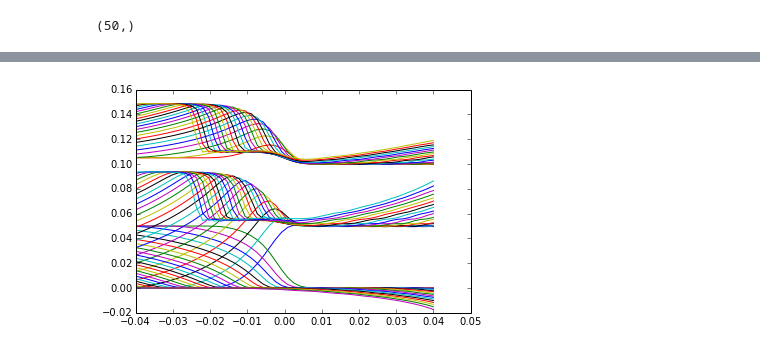
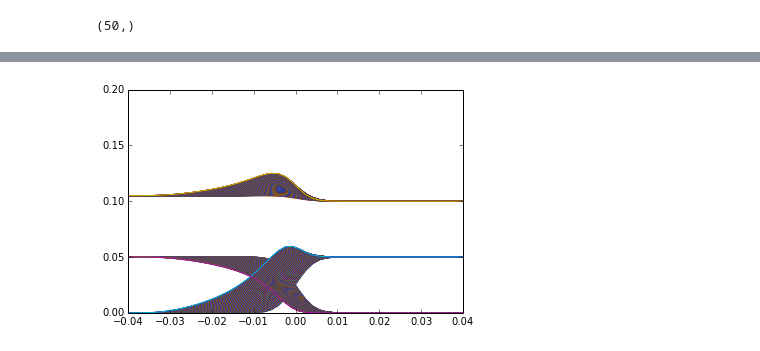
Before and after one commit to lewisamarshall/emigrate, a Jupyter notebook: Tutorial.ipynb, the cells around one changed output, grey strips where cells are left out. Saved outputs shown, nothing was run; the diff lists cells and outputs as text; code cells hidden in the pictures.

Commit message:
Updates to adaptive-grid code.

```diff
--- a/Tutorial.ipynb
+++ b/Tutorial.ipynb
@@ -40,3 +40,9 @@ solver = emigrate.Migrate(system)
 print solver.x.T.shape
 # %% [output]
 (50,)
+# %%
+solver.set_derivatives()
+solver.adaptive_grid = True
+for i in range(3):
+    plot(system.domain, solver.flux()[i,:])
+show()
@@ -42,0 +51,6 @@ print solver.x.T.shape
+# %%
+solver.set_derivatives()
+solver.adaptive_grid = False
+for i in range(3):
+    plot(system.domain, solver.flux()[i,:])
+show()
@@ -43,13 +59,16 @@ print solver.x.T.shape
 # %%
-t = np.linspace(0.01, 2e4, 25)
-# cProfile.run("solver.solve(t, method='rk45')")
+solver.adaptive_grid = False
+t = np.linspace(0, 2e3, 200)
+# cProfile.run("solver.solve(t, method='lsoda')")
 solver.solve(t, method='rk45')
 for my_sol in solver.solution:
-        x = my_sol[0]
-        my_sol = my_sol[1]
-        for sub_sol in my_sol:
+        x = my_sol[1]
+        conc = my_sol[2]
+        for sub_sol in conc:
 #             plot(solver.z, x)
             plot(x, sub_sol)
+xlim(-.04, .04)
+ylim(0, .2)
 show()
 # %% [output]
-[figure, old version]
+[figure, new version]
```
Also changed, not shown: parts of 3 cells of this notebook, 1 other file.
